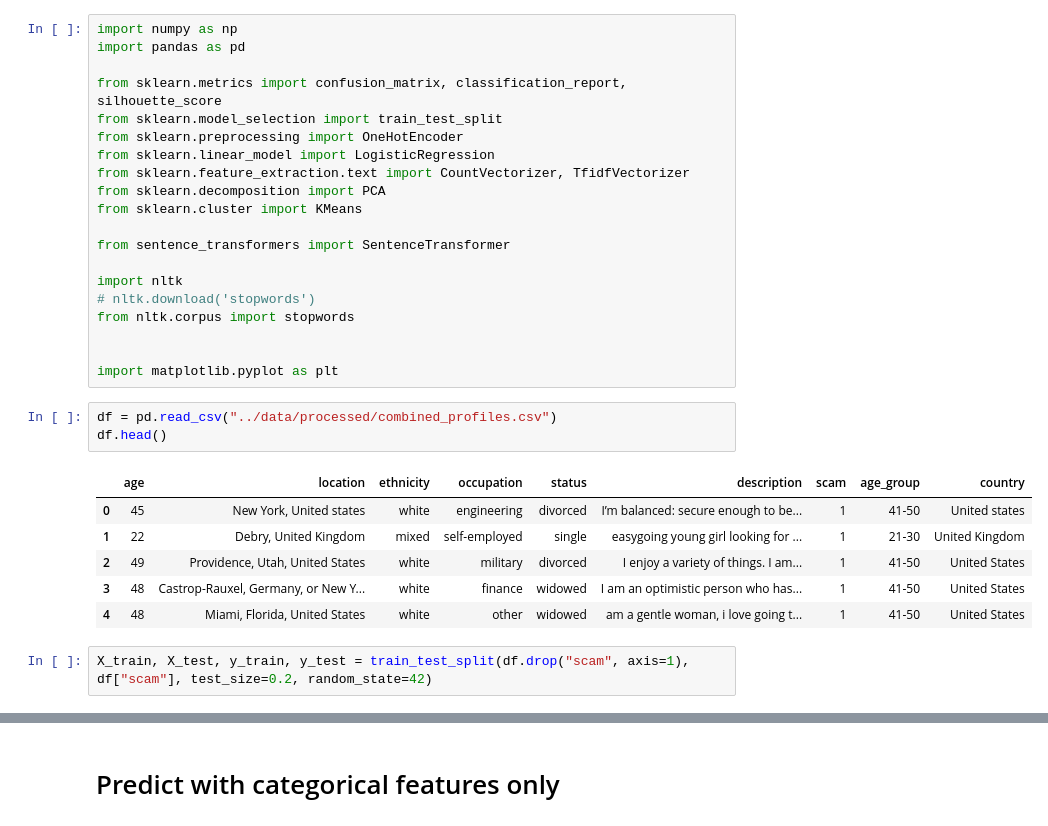
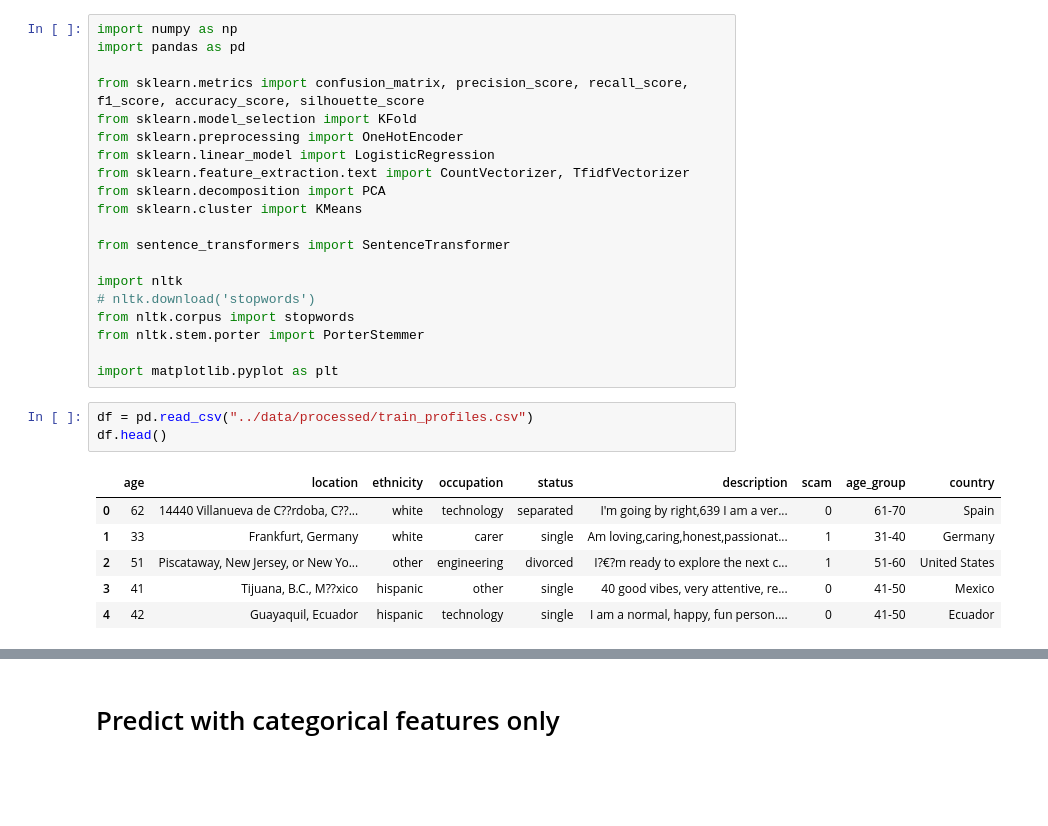
Before and after one commit to ben-dom393/DSA4263_Dating_Fraud, a Jupyter notebook: notebooks/profiles_logistic_regression.ipynb, the cells around one changed output, grey strips where cells are left out. Cells and saved outputs as stored; diff of their text form; blank space fills up the shorter version.

```diff
--- a/notebooks/profiles_logistic_regression.ipynb
+++ b/notebooks/profiles_logistic_regression.ipynb
@@ -2,8 +2,8 @@
 import numpy as np
 import pandas as pd
 
-from sklearn.metrics import confusion_matrix, classification_report, silhouette_score
-from sklearn.model_selection import train_test_split
+from sklearn.metrics import confusion_matrix, precision_score, recall_score, f1_score, accuracy_score, silhouette_score
+from sklearn.model_selection import KFold
 from sklearn.preprocessing import OneHotEncoder
 from sklearn.linear_model import LogisticRegression
 from sklearn.feature_extraction.text import CountVectorizer, TfidfVectorizer
@@ -15,18 +15,16 @@ from sentence_transformers import SentenceTransformer
 import nltk
 # nltk.download('stopwords')
 from nltk.corpus import stopwords
-
+from nltk.stem.porter import PorterStemmer
 
 import matplotlib.pyplot as plt
 # %%
-df = pd.read_csv("../data/processed/combined_profiles.csv")
+df = pd.read_csv("../data/processed/train_profiles.csv")
 df.head()
 # %% [output]
 |  | age | location | ethnicity | occupation | status | description | scam | age_group | country |
-| 0 | 45 | New York, United states | white | engineering | divorced | I’m balanced: secure enough to be... | 1 | 41-50 | United states |
-| 1 | 22 | Debry, United Kingdom | mixed | self-employed | single | easygoing young girl looking for ... | 1 | 21-30 | United Kingdom |
-| 2 | 49 | Providence, Utah, United States | white | military | divorced | I enjoy a variety of things. I am... | 1 | 41-50 | United States |
-| 3 | 48 | Castrop-Rauxel, Germany, or New Y... | white | finance | widowed | I am an optimistic person who has... | 1 | 41-50 | United States |
-| 4 | 48 | Miami, Florida, United States | white | other | widowed | am a gentle woman, i love going t... | 1 | 41-50 | United States |
+| 0 | 62 | 14440 Villanueva de C??rdoba, C??... | white | technology | separated | I'm going by right,639 I am a ver... | 0 | 61-70 | Spain |
+| 1 | 33 | Frankfurt, Germany | white | carer | single | Am loving,caring,honest,passionat... | 1 | 31-40 | Germany |
+| 2 | 51 | Piscataway, New Jersey, or New Yo... | other | engineering | divorced | I?€?m ready to explore the next c... | 1 | 51-60 | United States |
+| 3 | 41 | Tijuana, B.C., M??xico | hispanic | other | single | 40 good vibes, very attentive, re... | 0 | 41-50 | Mexico |
+| 4 | 42 | Guayaquil, Ecuador | hispanic | technology | single | I am a normal, happy, fun person.... | 0 | 41-50 | Ecuador |
-# %%
-X_train, X_test, y_train, y_test = train_test_split(df.drop("scam", axis=1), df["scam"], test_size=0.2, random_state=42)
```
Also changed, not shown: parts of 51 cells of this notebook.
